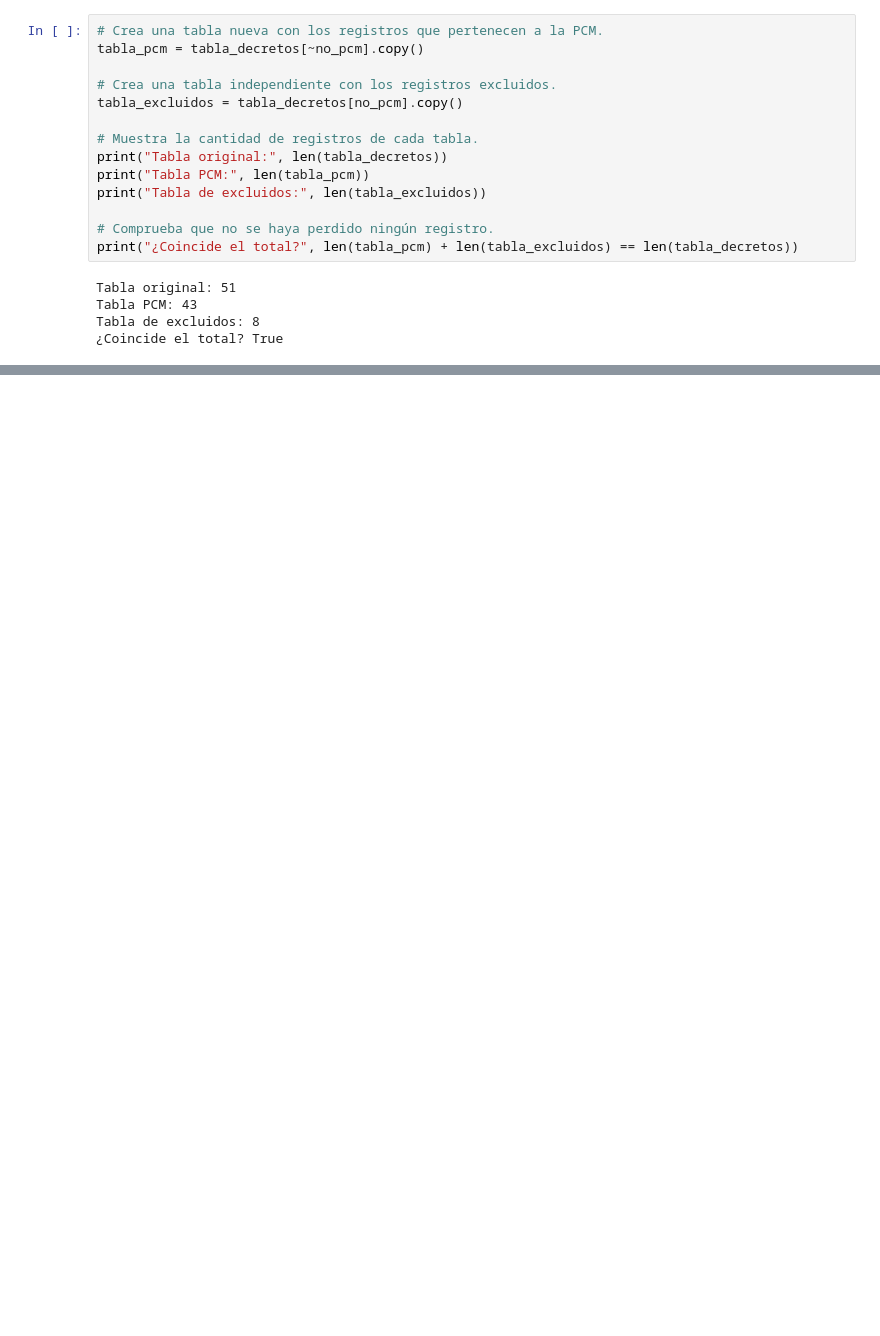
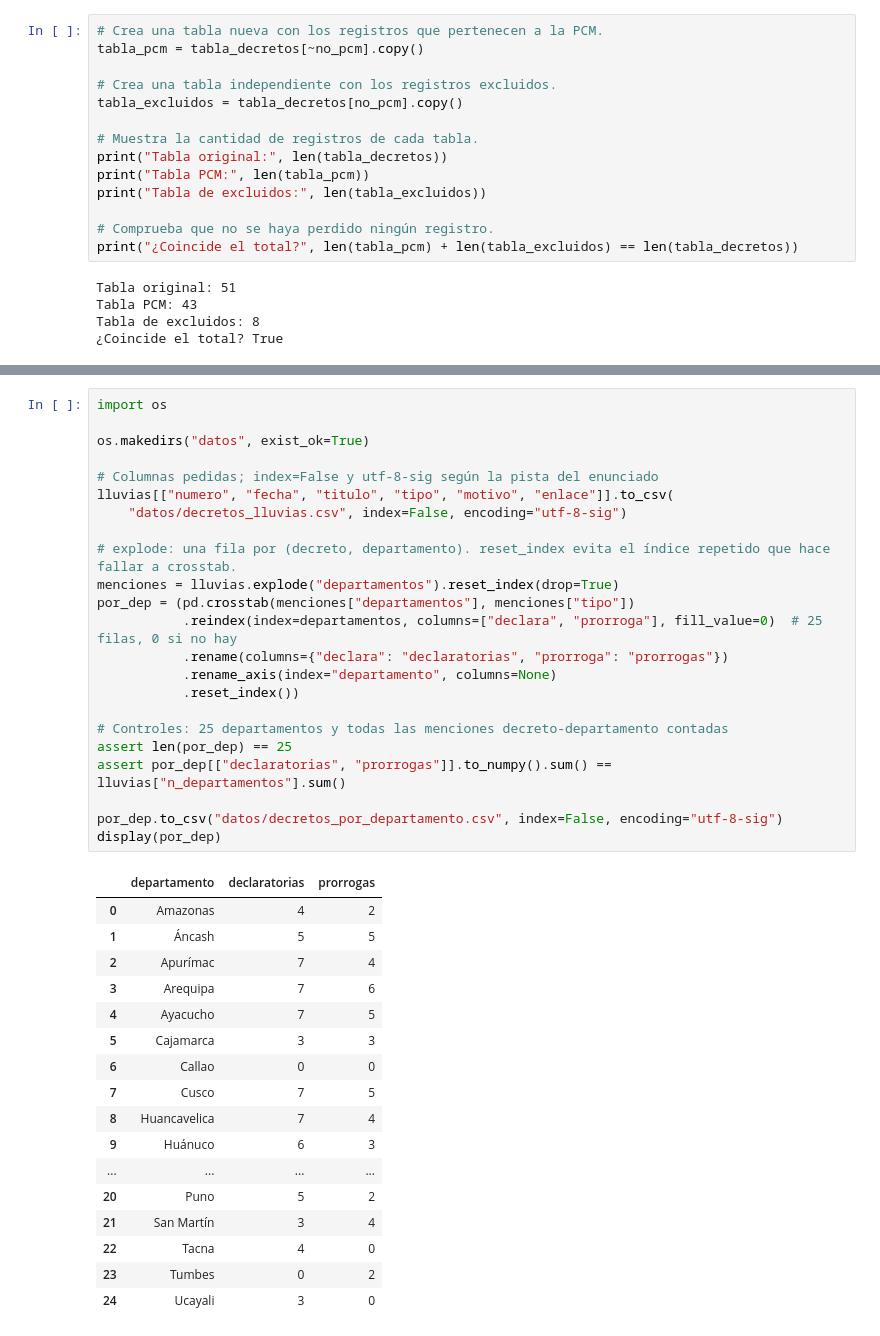
Before and after one commit to diegosimemirror/Grupo-3-Python-PUCP, a Jupyter notebook: assignment_2/scraping_emergencias.ipynb, the cells around one changed output, grey strips where cells are left out. Cells and saved outputs as stored; diff of their text form; blank space fills up the shorter version.

```diff
--- a/assignment_2/scraping_emergencias.ipynb
+++ b/assignment_2/scraping_emergencias.ipynb
@@ -1170,0 +1445,41 @@ display(tabla_excluidos)
+# %%
+import os
+
+os.makedirs("datos", exist_ok=True)
+
+# Columnas pedidas; index=False y utf-8-sig según la pista del enunciado
+lluvias[["numero", "fecha", "titulo", "tipo", "motivo", "enlace"]].to_csv(
+    "datos/decretos_lluvias.csv", index=False, encoding="utf-8-sig")
+
+# explode: una fila por (decreto, departamento). reset_index evita el índice repetido que hace fallar a crosstab.
+menciones = lluvias.explode("departamentos").reset_index(drop=True)
+por_dep = (pd.crosstab(menciones["departamentos"], menciones["tipo"])
+           .reindex(index=departamentos, columns=["declara", "prorroga"], fill_value=0)  # 25 filas, 0 si no hay
+           .rename(columns={"declara": "declaratorias", "prorroga": "prorrogas"})
+           .rename_axis(index="departamento", columns=None)
+           .reset_index())
+
+# Controles: 25 departamentos y todas las menciones decreto-departamento contadas
+assert len(por_dep) == 25
+assert por_dep[["declaratorias", "prorrogas"]].to_numpy().sum() == lluvias["n_departamentos"].sum()
+
+por_dep.to_csv("datos/decretos_por_departamento.csv", index=False, encoding="utf-8-sig")
+display(por_dep)
+# %% [output]
+|  | departamento | declaratorias | prorrogas |
+| 0 | Amazonas | 4 | 2 |
+| 1 | Áncash | 5 | 5 |
+| 2 | Apurímac | 7 | 4 |
+| 3 | Arequipa | 7 | 6 |
+| 4 | Ayacucho | 7 | 5 |
+| 5 | Cajamarca | 3 | 3 |
+| 6 | Callao | 0 | 0 |
+| 7 | Cusco | 7 | 5 |
+| 8 | Huancavelica | 7 | 4 |
+| 9 | Huánuco | 6 | 3 |
+| ... | ... | ... | ... |
+| 20 | Puno | 5 | 2 |
+| 21 | San Martín | 3 | 4 |
+| 22 | Tacna | 4 | 0 |
+| 23 | Tumbes | 0 | 2 |
+| 24 | Ucayali | 3 | 0 |
```
Also changed, not shown: parts of 54 cells of this notebook, 2 other files.
